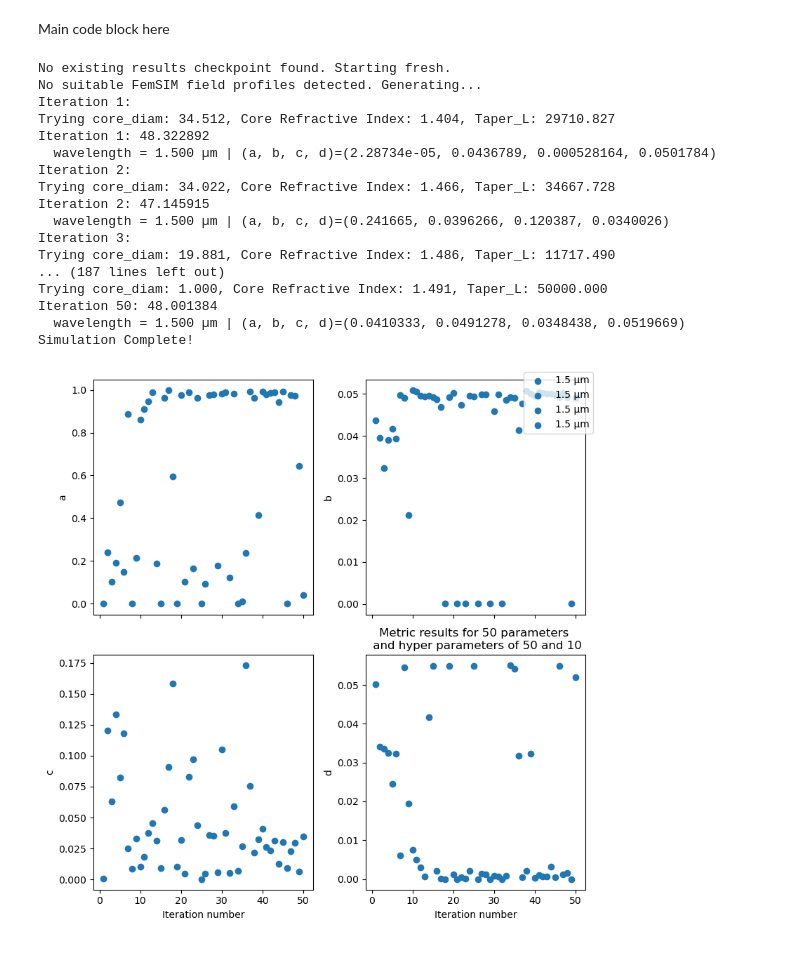
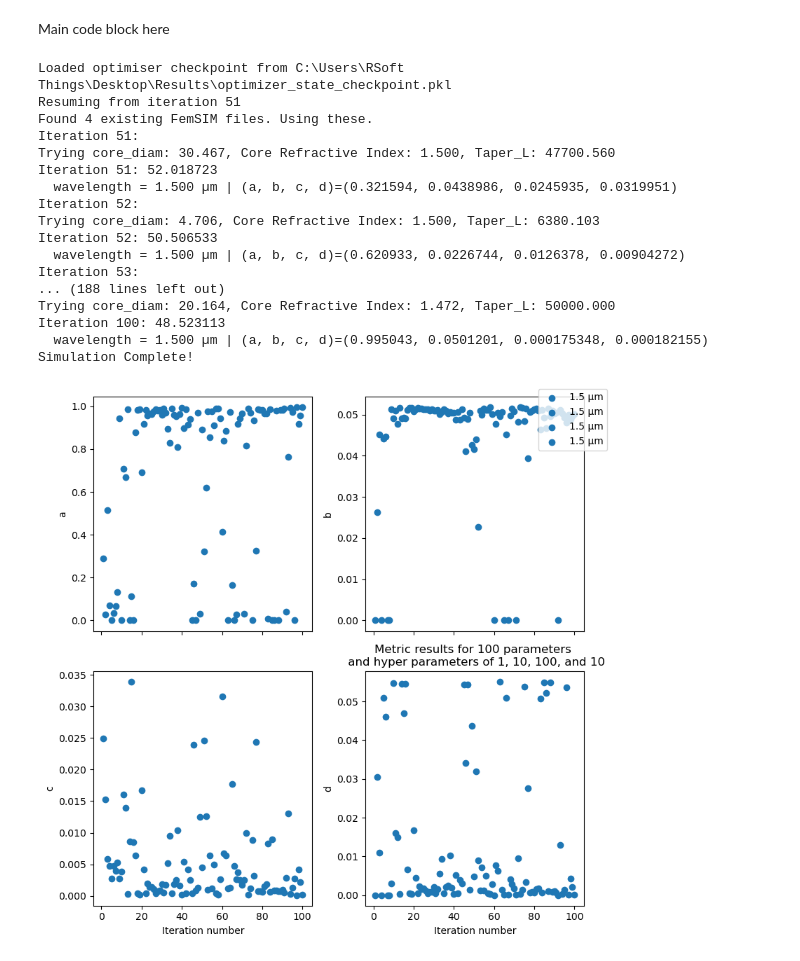
Before and after one commit to SAIL-Labs/RSoft-Automaton, a Jupyter notebook: Data_Manip.ipynb, the cells around one changed output. Cells and saved outputs as stored; diff of their text form; code cells hidden in the pictures.

Commit message:
Testing hyperparameters for 19cPL.

```diff
--- a/Data_Manip.ipynb
+++ b/Data_Manip.ipynb
@@ -142,7 +142,7 @@ simulation_val = {
     "launch_normalization": 1,
     "core_to_monitor": 1, #note this is after reordering!
     "metric": 'TF',
-    "num_paras": 50, # number of samples to choose, scaled by n_points
+    "num_paras": 100, # number of samples to choose, scaled by n_points
     "n_points": 1, # number of simultaneous parameter vectors to sample
     "skip_core": None, #[5],
     "add_cladding_to_cores": None, # [0,1,3,4,5,6],#[0],[0,1,2,3,4,5,6,7],
@@ -218,8 +218,10 @@ if simulation_val["simulate_tf_metric"]:
     core_neff = [params[1] for params in x_iters]
     taper_length = [params[2] for params in x_iters]
     throughput = [y for y in y_vals]
+    hyp_param_a = simulation_val.get("hyp_param_a", Simulation_params["hyp_param_a"])
     hyp_param_b = simulation_val.get("hyp_param_b", Simulation_params["hyp_param_b"])
     hyp_param_c = simulation_val.get("hyp_param_c", Simulation_params["hyp_param_c"])
+    hyp_param_d = simulation_val.get("hyp_param_d", Simulation_params["hyp_param_d"])
 
     fig_metric, axes_metric = plt.subplots(2,2, figsize = (8,8), sharex = True)
     for j, w in enumerate(unique_waves):
@@ -240,16 +242,16 @@ if simulation_val["simulate_tf_metric"]:
         ax.scatter(batch_numbers, d[:,j],label=f"{w} µm")
         ax.set_ylabel("d")
         ax.set_xlabel("Iteration number")
-    plt.title(f"Metric results for {simulation_val['num_paras']} parameters \n and hyper parameters of {hyp_param_b} and {hyp_param_c}")
+    plt.title(f"Metric results for {simulation_val['num_paras']} parameters \n and hyper parameters of {hyp_param_a}, {hyp_param_b}, {hyp_param_c}, and {hyp_param_d}")
     fig_metric.legend()
     fig_metric.tight_layout()
     fig_metric.show()
-    fig_metric.savefig(f"Bayesian Opt Results\{simulation_val['num_paras']}_params_gridsize_{simulation_val['grid_size']}bayesianmetric_hyperparam{hyp_param_b}_{hyp_param_c}.png")
+    fig_metric.savefig(f"Bayesian Opt Results\{simulation_val['num_paras']}_params_gridsize_{simulation_val['grid_size']}bayesianmetric_hyperparam{hyp_param_a}_{hyp_param_b}_{hyp_param_c}_{hyp_param_d}.png")
 
     # make 3d scatter plot and individual parameter plots
     fig = plt.figure(figsize=(14, 8))
     gs = gridspec.GridSpec(3, 2, width_ratios=[1, 2])  # 3 rows, 2 columns
-    plt.suptitle(f"Bayesian Optimiser Results for {simulation_val['num_paras']} parameter sets \n with hyperparams {hyp_param_b} and {hyp_param_c}.png")
+    plt.suptitle(f"Bayesian Optimiser Results for {simulation_val['num_paras']} parameter sets \n with hyperparams {hyp_param_a}, {hyp_param_b}, {hyp_param_c}, and {hyp_param_d}.png")
     # Core neff vs Core diameter
     ax1 = fig.add_subplot(gs[0, 0])
     comp1 = ax1.scatter(core_diam, core_neff, c=throughput, cmap='viridis_r', s=80, edgecolor='k')
@@ -261,49 +263,49 @@ if simulation_val["simulate_tf_metric"]:
     comp2 = ax2.scatter(core_diam, taper_length, c=throughput, cmap='viridis_r', s=80, edgecolor='k')
     ax2.set_xlabel(r"Core diameter ($\mu m$)")
     ax2.set_ylabel(r"Taper Length ($\mu m$)")
 
     # Taper ratio vs Core neff
     ax3 = fig.add_subplot(gs[2, 0])
     comp3 = ax3.scatter(core_neff, taper_length, c=throughput, cmap='viridis_r', s=80, edgecolor='k')
     ax3.set_xlabel("Core neff")
     ax3.set_ylabel(r"Taper Length ($\mu m$)")
 
     ax4 = fig.add_subplot(gs[:, 1], projection='3d')
     comp3d = ax4.scatter(core_diam, core_neff, taper_length, c=throughput, cmap='viridis_r', s=50, edgecolor='k')
     ax4.set_xlabel(r'Core diameter ($\mu m$)')
     ax4.set_ylabel("Core neff")
     ax4.set_zlabel(r"Taper Length ($\mu m$)")
     cbar4 = plt.colorbar(comp3d, ax=ax4, shrink=0.6)
     cbar4.set_label("Loss Function")
 
     plt.tight_layout()
     plt.show()
-    fig.savefig(f"Bayesian Opt Results\{simulation_val['num_paras']}_params_gridsize_{simulation_val['grid_size']}bayesianresult_hyperparam{hyp_param_b}_{hyp_param_c}.png")
+    fig.savefig(f"Bayesian Opt Results\{simulation_val['num_paras']}_params_gridsize_{simulation_val['grid_size']}bayesianresult_hyperparam{hyp_param_a}_{hyp_param_b}_{hyp_param_c}_{hyp_param_d}.png")
 
-    np.save(f"Bayesian Opt Results\{simulation_val['num_paras']}_params_gridsize_{simulation_val['grid_size']}list_of_results_hyperparam{hyp_param_b}_{hyp_param_c}.npy", tf_list, allow_pickle = True)
+    np.save(f"Bayesian Opt Results\{simulation_val['num_paras']}_params_gridsize_{simulation_val['grid_size']}list_of_results_hyperparam{hyp_param_a}_{hyp_param_b}_{hyp_param_c}_{hyp_param_d}.npy", tf_list, allow_pickle = True)
 
 else:
     # dump tf_list so you don't need to re-run the simulation for the amplitude/phases
     if simulation_val["gridding"]:
         np.save("Gridding_results.npy", np.array(tf_list, dtype=object), allow_pickle = True)
     else:
         np.save("Individual_results.npy", np.array(tf_list, dtype=object), allow_pickle = True)
 # %% [output]
-No existing results checkpoint found. Starting fresh.
-No suitable FemSIM field profiles detected. Generating...
-Iteration 1:
-Trying core_diam: 34.512, Core Refractive Index: 1.404, Taper_L: 29710.827
-Iteration 1: 48.322892
-  wavelength = 1.500 µm | (a, b, c, d)=(2.28734e-05, 0.0436789, 0.000528164, 0.0501784)
-Iteration 2:
-Trying core_diam: 34.022, Core Refractive Index: 1.466, Taper_L: 34667.728
-Iteration 2: 47.145915
-  wavelength = 1.500 µm | (a, b, c, d)=(0.241665, 0.0396266, 0.120387, 0.0340026)
-Iteration 3:
-Trying core_diam: 19.881, Core Refractive Index: 1.486, Taper_L: 11717.490
-... (187 lines left out)
-Trying core_diam: 1.000, Core Refractive Index: 1.491, Taper_L: 50000.000
-Iteration 50: 48.001384
-  wavelength = 1.500 µm | (a, b, c, d)=(0.0410333, 0.0491278, 0.0348438, 0.0519669)
+Loaded optimiser checkpoint from C:\Users\RSoft Things\Desktop\Results\optimizer_state_checkpoint.pkl
+Resuming from iteration 51
+Found 4 existing FemSIM files. Using these.
+Iteration 51:
+Trying core_diam: 30.467, Core Refractive Index: 1.500, Taper_L: 47700.560
+Iteration 51: 52.018723
+  wavelength = 1.500 µm | (a, b, c, d)=(0.321594, 0.0438986, 0.0245935, 0.0319951)
+Iteration 52:
+Trying core_diam: 4.706, Core Refractive Index: 1.500, Taper_L: 6380.103
+Iteration 52: 50.506533
+  wavelength = 1.500 µm | (a, b, c, d)=(0.620933, 0.0226744, 0.0126378, 0.00904272)
+Iteration 53:
+... (188 lines left out)
+Trying core_diam: 20.164, Core Refractive Index: 1.472, Taper_L: 50000.000
+Iteration 100: 48.523113
+  wavelength = 1.500 µm | (a, b, c, d)=(0.995043, 0.0501201, 0.000175348, 0.000182155)
 Simulation Complete!
-[figure, old version]
+[figure, new version]
```
Also changed, not shown: parts of 2 cells of this notebook, 3 other files.
